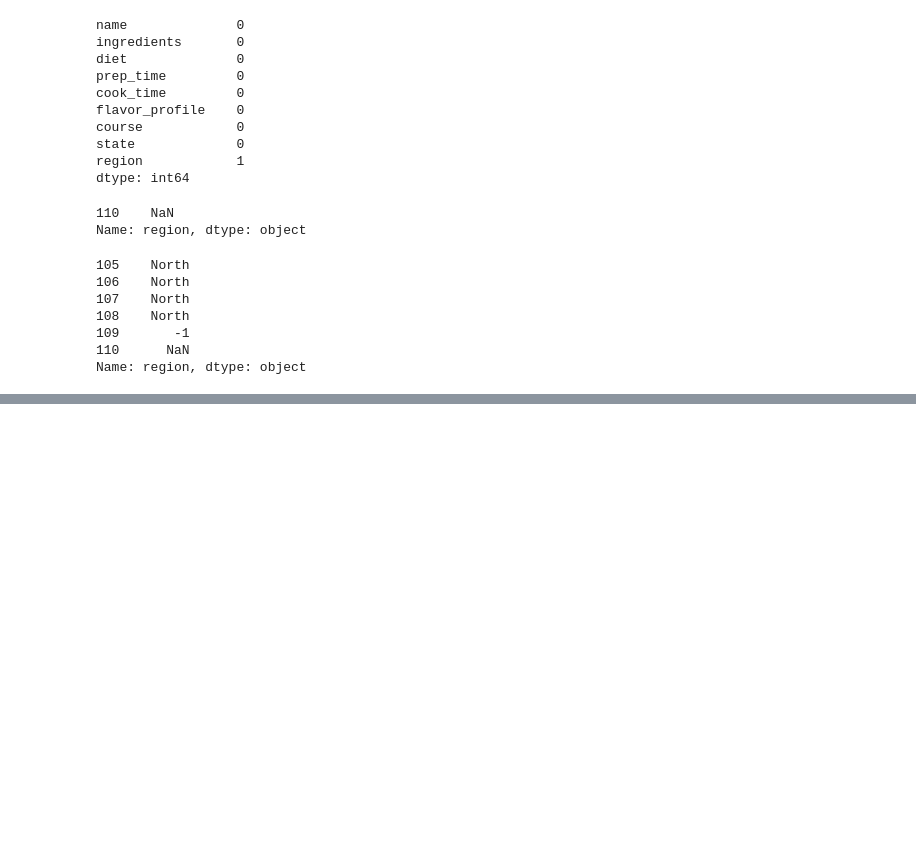
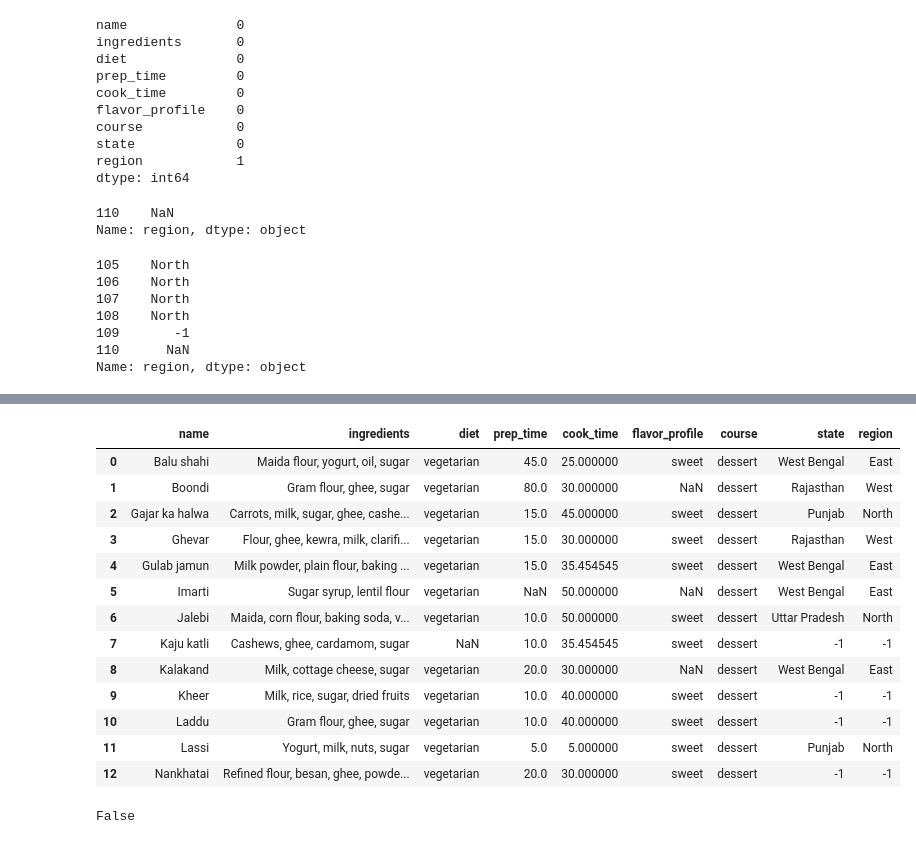
Before and after one commit to satyamranatc/Learning-Python, a Jupyter notebook: Day 15/Pan_Das.ipynb, the cells around one changed output, grey strips where cells are left out. Drawn from its saved outputs; the diff is of its cells as text; code cells hidden in the pictures; blank space fills up the shorter version.

```diff
--- a/Day 15/Pan_Das.ipynb
+++ b/Day 15/Pan_Das.ipynb
@@ -155,0 +276,19 @@ Name: region, dtype: object
+# %%
+df.loc[2, 'cook_time'] = 45
+# %%
+df
+# %% [output]
+|  | name | ingredients | diet | prep_time | cook_time | flavor_profile | course | state | region |
+| 0 | Balu shahi | Maida flour, yogurt, oil, sugar | vegetarian | 45.0 | 25.000000 | sweet | dessert | West Bengal | East |
+| 1 | Boondi | Gram flour, ghee, sugar | vegetarian | 80.0 | 30.000000 | NaN | dessert | Rajasthan | West |
+| 2 | Gajar ka halwa | Carrots, milk, sugar, ghee, cashe... | vegetarian | 15.0 | 45.000000 | sweet | dessert | Punjab | North |
+| 3 | Ghevar | Flour, ghee, kewra, milk, clarifi... | vegetarian | 15.0 | 30.000000 | sweet | dessert | Rajasthan | West |
+| 4 | Gulab jamun | Milk powder, plain flour, baking ... | vegetarian | 15.0 | 35.454545 | sweet | dessert | West Bengal | East |
+| 5 | Imarti | Sugar syrup, lentil flour | vegetarian | NaN | 50.000000 | NaN | dessert | West Bengal | East |
+| 6 | Jalebi | Maida, corn flour, baking soda, v... | vegetarian | 10.0 | 50.000000 | sweet | dessert | Uttar Pradesh | North |
+| 7 | Kaju katli | Cashews, ghee, cardamom, sugar | NaN | 10.0 | 35.454545 | sweet | dessert | -1 | -1 |
+| 8 | Kalakand | Milk, cottage cheese, sugar | vegetarian | 20.0 | 30.000000 | NaN | dessert | West Bengal | East |
+| 9 | Kheer | Milk, rice, sugar, dried fruits | vegetarian | 10.0 | 40.000000 | sweet | dessert | -1 | -1 |
+| 10 | Laddu | Gram flour, ghee, sugar | vegetarian | 10.0 | 40.000000 | sweet | dessert | -1 | -1 |
+| 11 | Lassi | Yogurt, milk, nuts, sugar | vegetarian | 5.0 | 5.000000 | sweet | dessert | Punjab | North |
+| 12 | Nankhatai | Refined flour, besan, ghee, powde... | vegetarian | 20.0 | 30.000000 | sweet | dessert | -1 | -1 |
@@ -155,0 +299,4 @@ Name: region, dtype: object
+# %%
+df.duplicated().any()
+# %% [output]
+False
```
Also changed, not shown: parts of 27 cells of this notebook, 4 other files.
